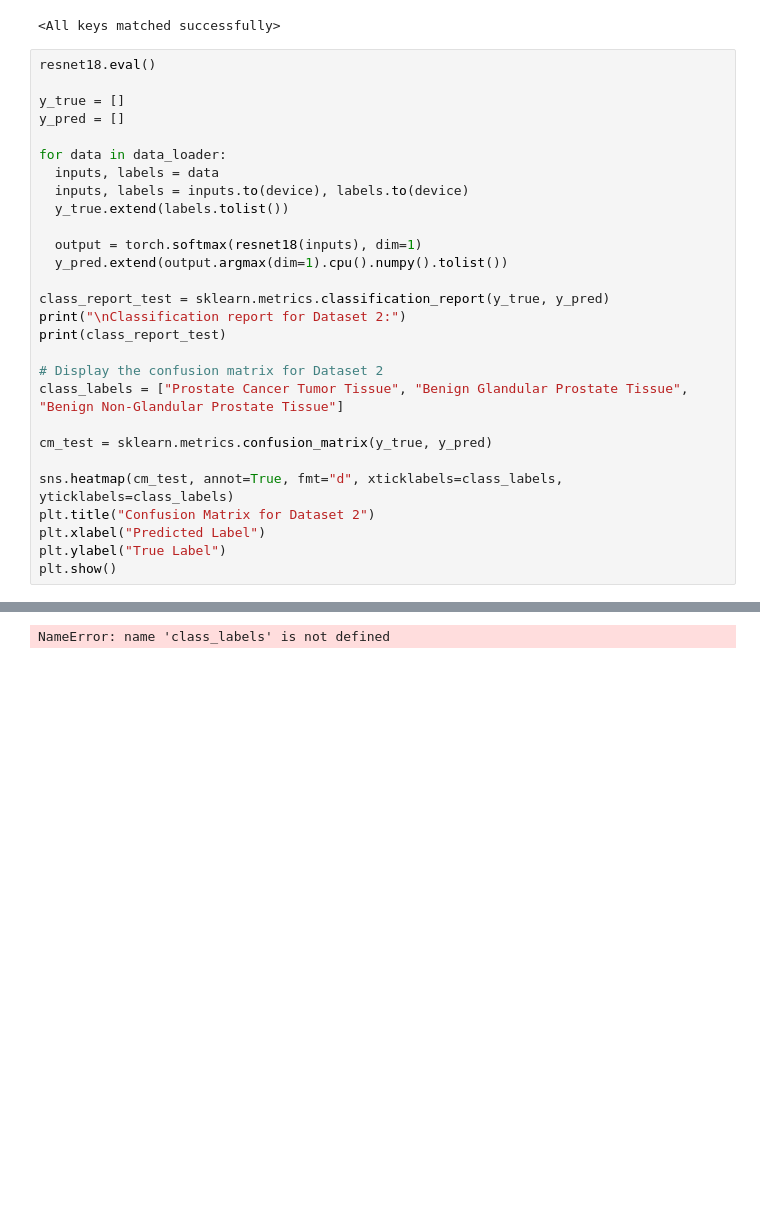
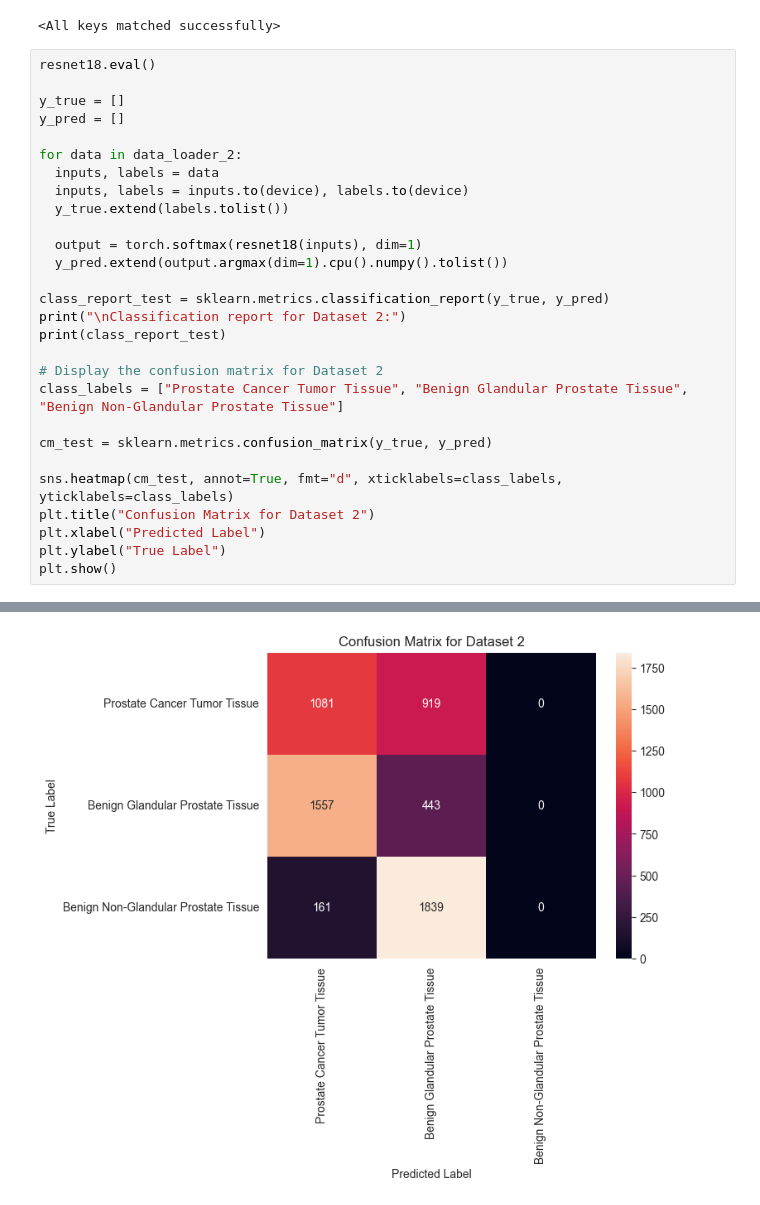
Before and after one commit to mkandaleft/COMP432-GroupM, a Jupyter notebook: Comp432.ipynb, the cells around one changed output, grey strips where cells are left out. Saved outputs shown, nothing was run; the diff lists cells and outputs as text; blank space fills up the shorter version.

```diff
--- a/Comp432.ipynb
+++ b/Comp432.ipynb
@@ -282,37 +282,37 @@ resnet18.eval()
 y_true = []
 y_pred = []
 
-for data in data_loader:
+for data in data_loader_2:
   inputs, labels = data
   inputs, labels = inputs.to(device), labels.to(device)
   y_true.extend(labels.tolist())
 
   output = torch.softmax(resnet18(inputs), dim=1)
   y_pred.extend(output.argmax(dim=1).cpu().numpy().tolist())
 
 class_report_test = sklearn.metrics.classification_report(y_true, y_pred)
 print("\nClassification report for Dataset 2:")
 print(class_report_test)
 
 # Display the confusion matrix for Dataset 2
 class_labels = ["Prostate Cancer Tumor Tissue", "Benign Glandular Prostate Tissue", "Benign Non-Glandular Prostate Tissue"]
 
 cm_test = sklearn.metrics.confusion_matrix(y_true, y_pred)
 
 sns.heatmap(cm_test, annot=True, fmt="d", xticklabels=class_labels, yticklabels=class_labels)
 plt.title("Confusion Matrix for Dataset 2")
 plt.xlabel("Predicted Label")
 plt.ylabel("True Label")
 plt.show()
 # %% [output]
 Classification report for Dataset 2:
               precision    recall  f1-score   support
 
            0       0.39      0.54      0.45      2000
            1       0.14      0.22      0.17      2000
            2       0.00      0.00      0.00      2000
 
     accuracy                           0.25      6000
    macro avg       0.17      0.25      0.21      6000
 weighted avg       0.17      0.25      0.21      6000
-NameError: name 'class_labels' is not defined
+[figure, added]
```
Also changed, not shown: parts of 6 cells of this notebook.
